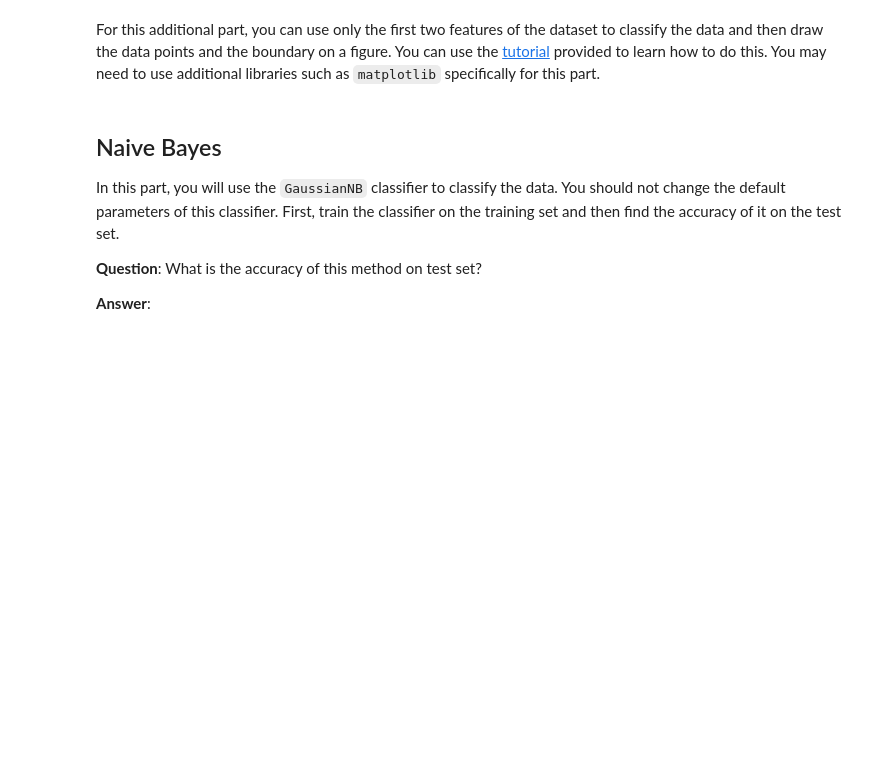
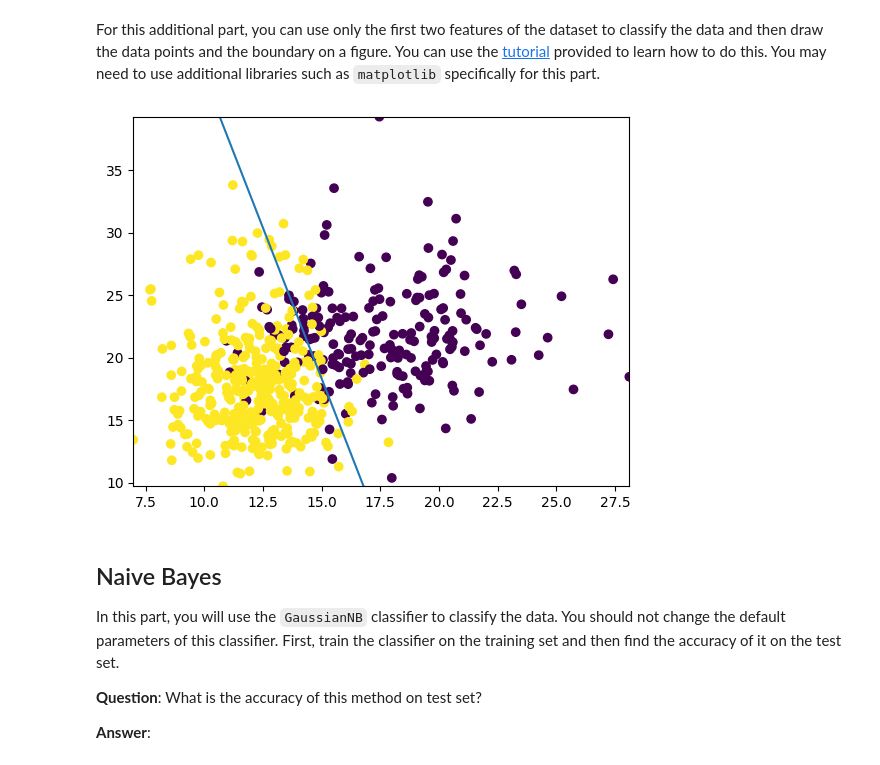
Before and after one commit to Gargantulax/IML-CHW2, a Jupyter notebook: Question3.ipynb, the cells around one changed output. Saved outputs shown, nothing was run; the diff lists cells and outputs as text; code cells hidden in the pictures; blank space fills up the shorter version.

```diff
--- a/Question3.ipynb
+++ b/Question3.ipynb
@@ -105,3 +101,23 @@ For this additional part, you can use only the first two features of the dataset
+# %%
+### START CODE HERE ###
+X_new = X[:,:2]
+clf = LogisticRegression().fit(X_new, Y)
+b = clf.intercept_[0]
+w1, w2 = clf.coef_.T
+b1 = -w1/w2
+b0 = -b/w2
+xmin, xmax = np.min(X[:,0]), np.max(X[:,0])
+ymin, ymax = np.min(X[:,1]), np.max(X[:,1])
+xd = np.array([xmin, xmax])
+yd = b1 * xd + b0
+plt.scatter(X[:,0], X[:,1], c=Y)
+plt.xlim(xmin, xmax)
+plt.ylim(ymin, ymax)
+plt.plot(xd, yd)
+plt.show()
+### END CODE HERE ###
+# %% [output]
+[figure, added]
 # %% [markdown]
 ## Naive Bayes
 
```
Also changed, not shown: parts of 3 cells of this notebook.
